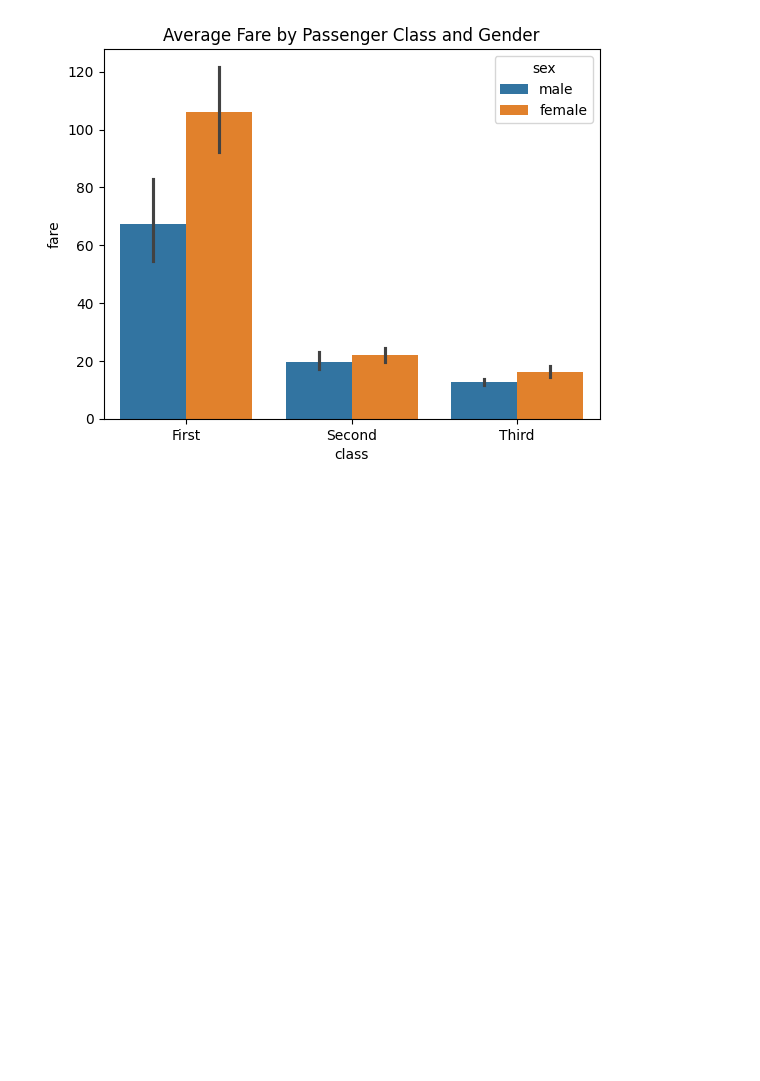
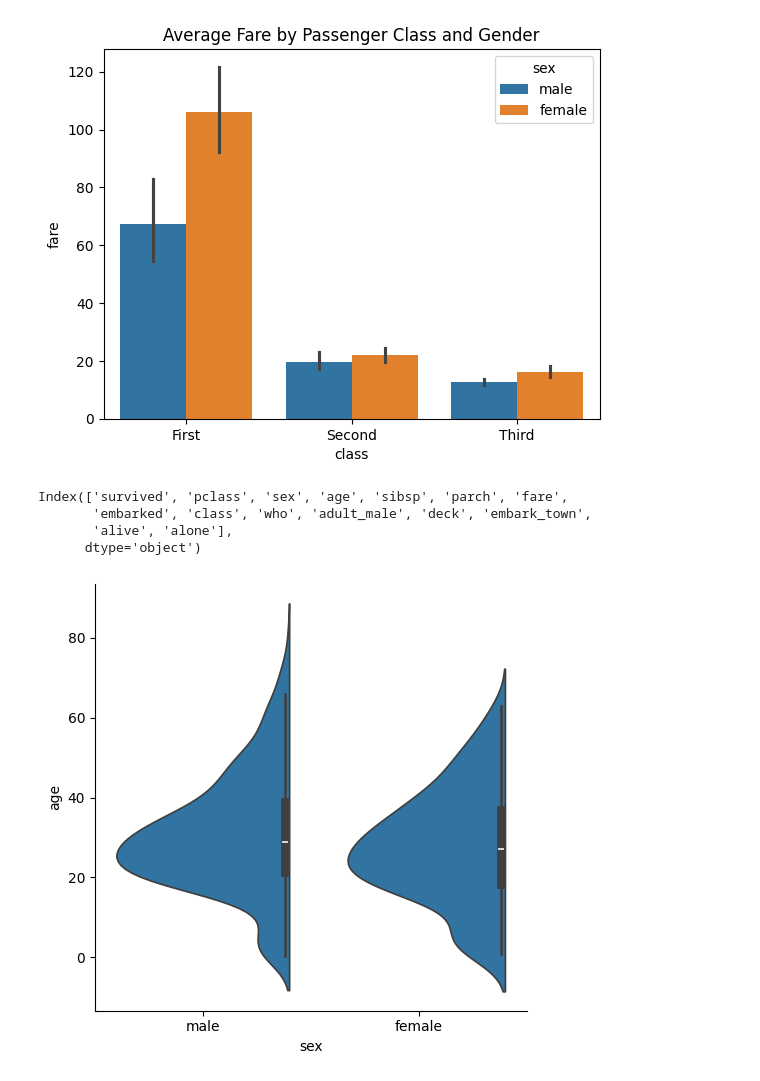
Before and after one commit to RichaSinghhh/PythonDataAnalytics, a Jupyter notebook: Visualization/Graph1.ipynb, the cells around one changed output. Drawn from its saved outputs; the diff is of its cells as text; code cells hidden in the pictures; blank space fills up the shorter version.

Commit message:
Graph

```diff
--- a/Visualization/Graph1.ipynb
+++ b/Visualization/Graph1.ipynb
@@ -18,3 +18,17 @@ plt.title('Average Fare by Passenger Class and Gender')
 plt.show()
 # %% [output]
 [figure]
+# %%
+df.columns
+# %% [output]
+Index(['survived', 'pclass', 'sex', 'age', 'sibsp', 'parch', 'fare',
+       'embarked', 'class', 'who', 'adult_male', 'deck', 'embark_town',
+       'alive', 'alone'],
+      dtype='object')
+# %%
+sns.catplot(df, x="sex", y="age",
+kind="violin", split=True,
+)
+plt.show()
+# %% [output]
+[figure, added]
```
Also changed, not shown: parts of 2 cells of this notebook, 3 other files.
